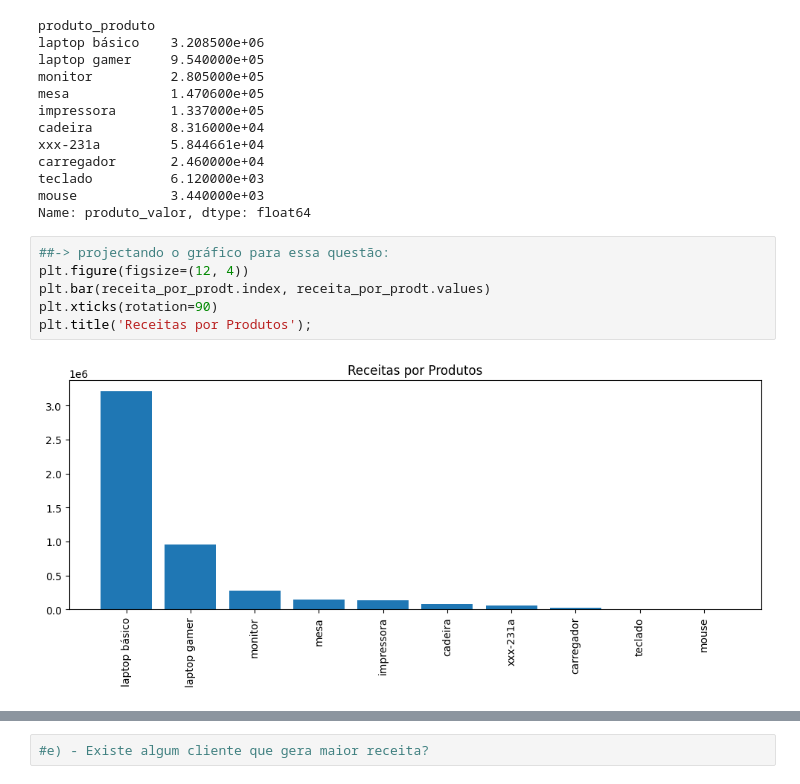
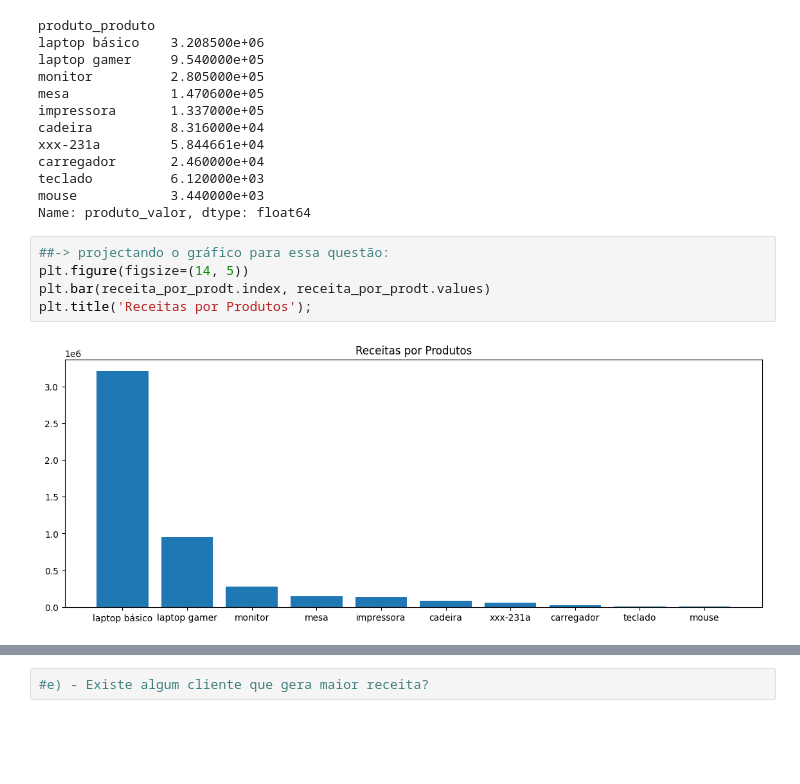
Before and after one commit to Gcango/Analise_Vendas_Soft_You, a Jupyter notebook: Soft_You_Analise_de_Vendas.ipynb, the cells around one changed output, grey strips where cells are left out. Saved outputs shown, nothing was run; the diff lists cells and outputs as text; blank space fills up the shorter version.

```diff
--- a/Soft_You_Analise_de_Vendas.ipynb
+++ b/Soft_You_Analise_de_Vendas.ipynb
@@ -638,9 +638,8 @@ mouse            3.440000e+03
 Name: produto_valor, dtype: float64
 # %%
 ##-> projectando o gráfico para essa questão:
-plt.figure(figsize=(12, 4))
+plt.figure(figsize=(14, 5))
 plt.bar(receita_por_prodt.index, receita_por_prodt.values)
-plt.xticks(rotation=90)
 plt.title('Receitas por Produtos');
 # %% [output]
-[figure, old version]
+[figure, new version]
```
Also changed, not shown: parts of 6 cells of this notebook.
